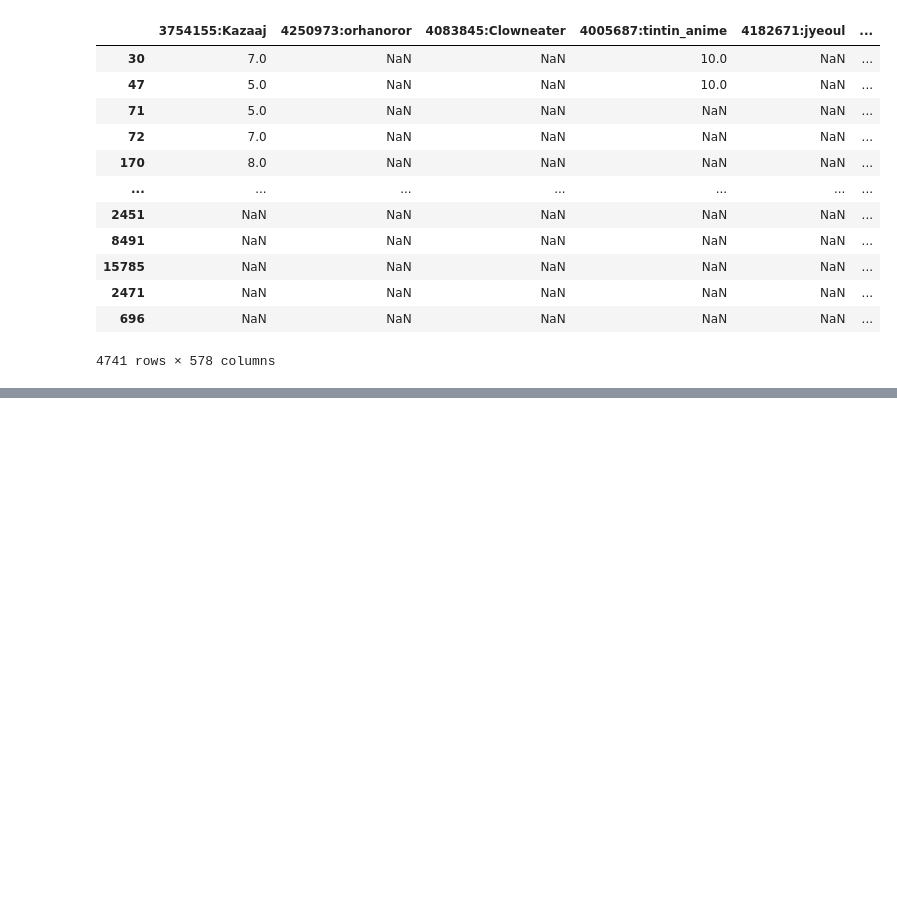
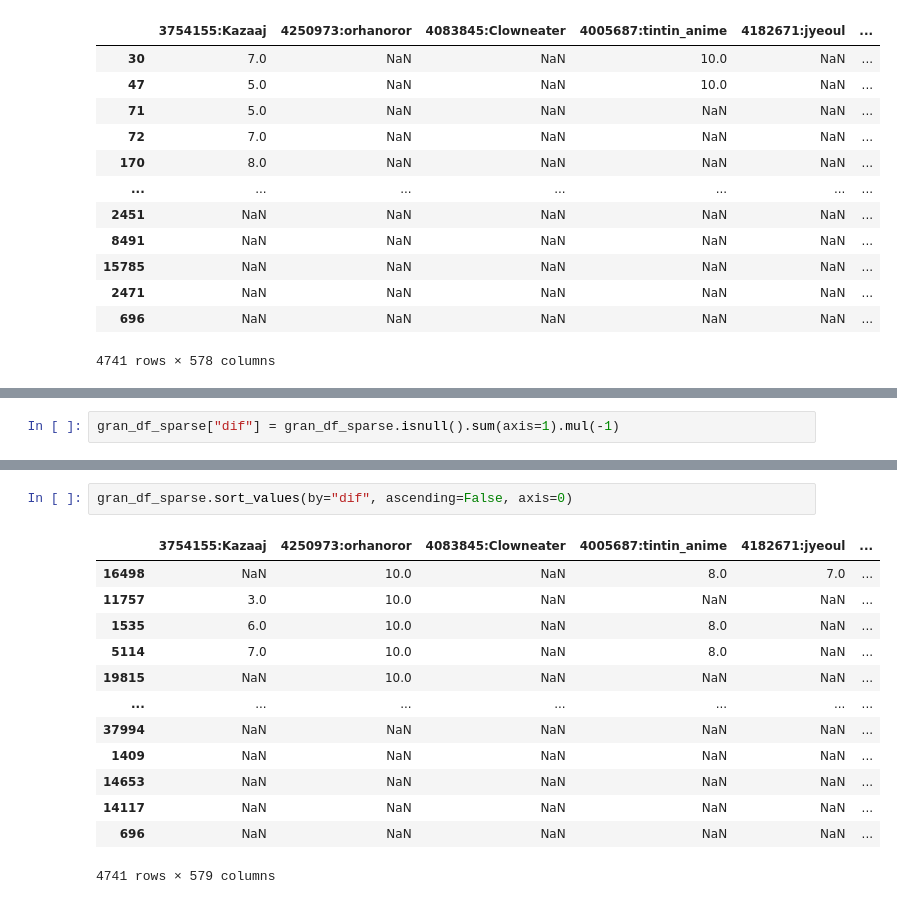
Before and after one commit to VAMarques/Proyecto-Grupo-12, a Jupyter notebook: demo Victor/exploratorio.ipynb, the cells around one changed output, grey strips where cells are left out. Cells and saved outputs as stored; diff of their text form; blank space fills up the shorter version.

```diff
--- a/demo Victor/exploratorio.ipynb
+++ b/demo Victor/exploratorio.ipynb
@@ -96,0 +127,2 @@ gran_df_sparse
+# %%
+gran_df_sparse["dif"] = gran_df_sparse.isnull().sum(axis=1).mul(-1)
@@ -96,0 +145,16 @@ gran_df_sparse
+# %%
+gran_df_sparse.sort_values(by="dif", ascending=False, axis=0)
+# %% [output]
+|  | 3754155:Kazaaj | 4250973:orhanoror | 4083845:Clowneater | 4005687:tintin_anime | 4182671:jyeoul | ... |
+| 16498 | NaN | 10.0 | NaN | 8.0 | 7.0 | ... |
+| 11757 | 3.0 | 10.0 | NaN | NaN | NaN | ... |
+| 1535 | 6.0 | 10.0 | NaN | 8.0 | NaN | ... |
+| 5114 | 7.0 | 10.0 | NaN | 8.0 | NaN | ... |
+| 19815 | NaN | 10.0 | NaN | NaN | NaN | ... |
+| ... | ... | ... | ... | ... | ... | ... |
+| 37994 | NaN | NaN | NaN | NaN | NaN | ... |
+| 1409 | NaN | NaN | NaN | NaN | NaN | ... |
+| 14653 | NaN | NaN | NaN | NaN | NaN | ... |
+| 14117 | NaN | NaN | NaN | NaN | NaN | ... |
+| 696 | NaN | NaN | NaN | NaN | NaN | ... |
+4741 rows × 579 columns
```
Also changed, not shown: parts of 7 cells of this notebook.
